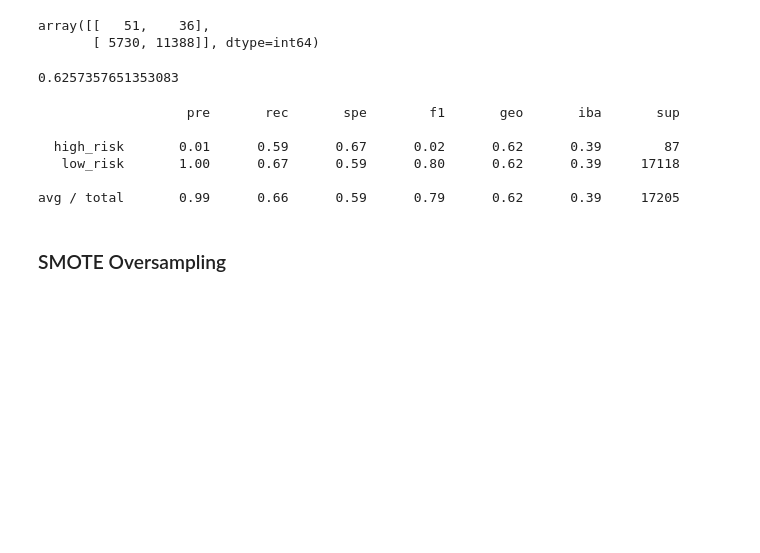
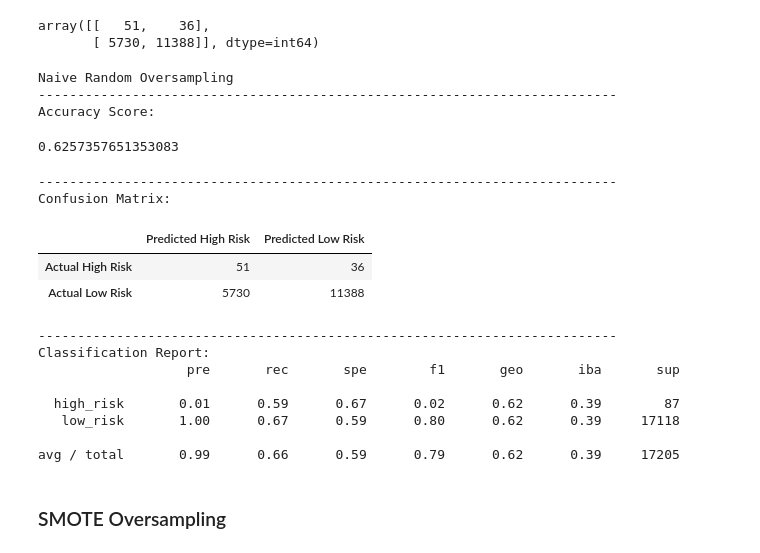
Before and after one commit to Angienoelhaverly/Credit_Risk_Analysis, a Jupyter notebook: credit_risk_resampling.ipynb, the cells around one changed output. Saved outputs shown, nothing was run; the diff lists cells and outputs as text; code cells hidden in the pictures; blank space fills up the shorter version.

```diff
--- a/credit_risk_resampling.ipynb
+++ b/credit_risk_resampling.ipynb
@@ -201,20 +190,43 @@ array([[   51,    36],
 # Calculated the balanced accuracy score
 from sklearn.metrics import balanced_accuracy_score
 
-balanced_accuracy_score(y_test, y_pred)
+naive_score = balanced_accuracy_score(y_test, y_pred)
-# %% [output]
-0.6257357651353083
-# %%
-# Print the imbalanced classification report
-from imblearn.metrics import classification_report_imbalanced
-print(classification_report_imbalanced(y_test, y_pred))
-# %% [output]
-                   pre       rec       spe        f1       geo       iba       sup
-
-  high_risk       0.01      0.59      0.67      0.02      0.62      0.39        87
-   low_risk       1.00      0.67      0.59      0.80      0.62      0.39     17118
-
-avg / total       0.99      0.66      0.59      0.79      0.62      0.39     17205
+# %%
+# Print the imbalanced classification report
+from imblearn.metrics import classification_report_imbalanced
+cm = confusion_matrix(y_test, y_pred)
+cm_df = pd.DataFrame(
+    cm, index=["Actual High Risk", "Actual Low Risk"], columns=["Predicted High Risk", "Predicted Low Risk"]
+)
+
+print(f'Naive Random Oversampling')
+print(f'--------------------------------------------------------------------------')
+print(f'Accuracy Score: ')
+display(naive_score)
+print(f'--------------------------------------------------------------------------')
+print(f'Confusion Matrix:')
+display(cm_df)
+print(f'--------------------------------------------------------------------------')
+print(f'Classification Report:')
+print(classification_report_imbalanced(y_test, y_pred))
+# %% [output]
+Naive Random Oversampling
+--------------------------------------------------------------------------
+Accuracy Score:
+0.6257357651353083
+--------------------------------------------------------------------------
+Confusion Matrix:
+|  | Predicted High Risk | Predicted Low Risk |
+| Actual High Risk | 51 | 36 |
+| Actual Low Risk | 5730 | 11388 |
+--------------------------------------------------------------------------
+Classification Report:
+                   pre       rec       spe        f1       geo       iba       sup
+
+  high_risk       0.01      0.59      0.67      0.02      0.62      0.39        87
+   low_risk       1.00      0.67      0.59      0.80      0.62      0.39     17118
+
+avg / total       0.99      0.66      0.59      0.79      0.62      0.39     17205
 # %% [markdown]
 ### SMOTE Oversampling
 # %%
```
Also changed, not shown: parts of 10 cells of this notebook.
